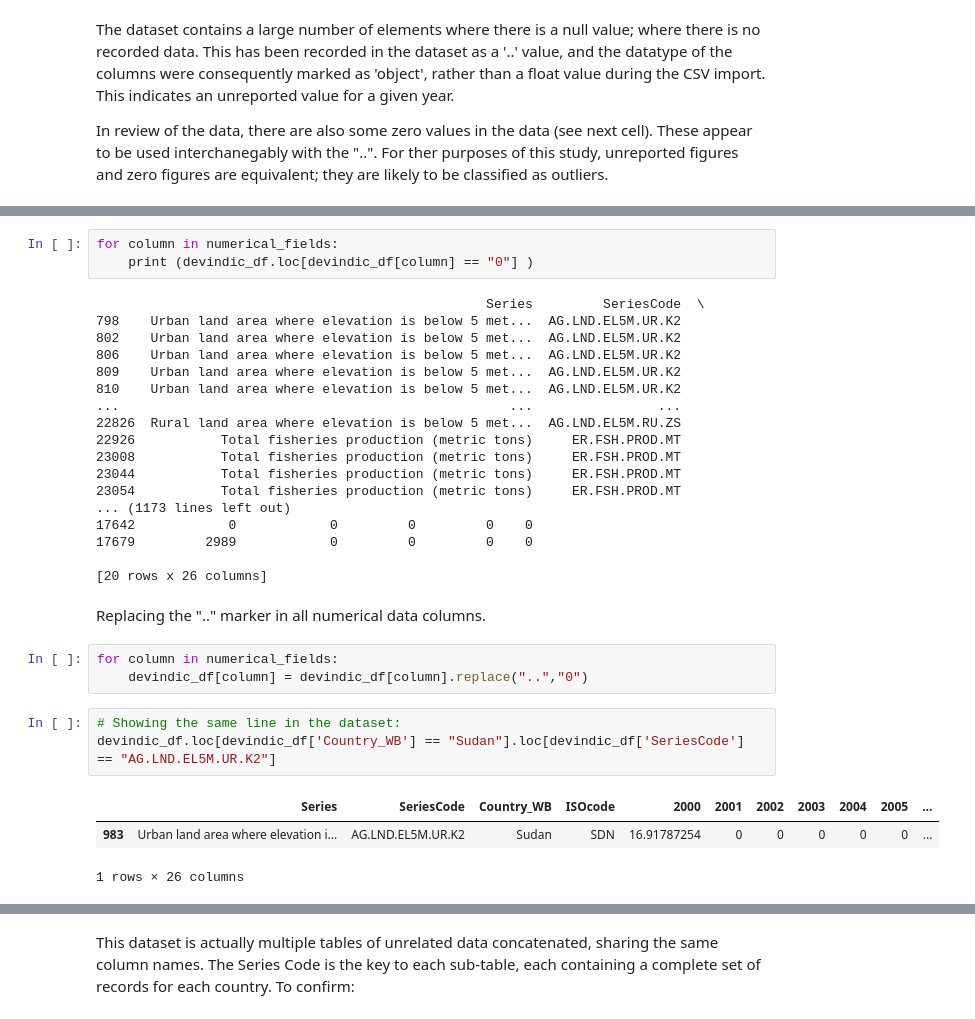
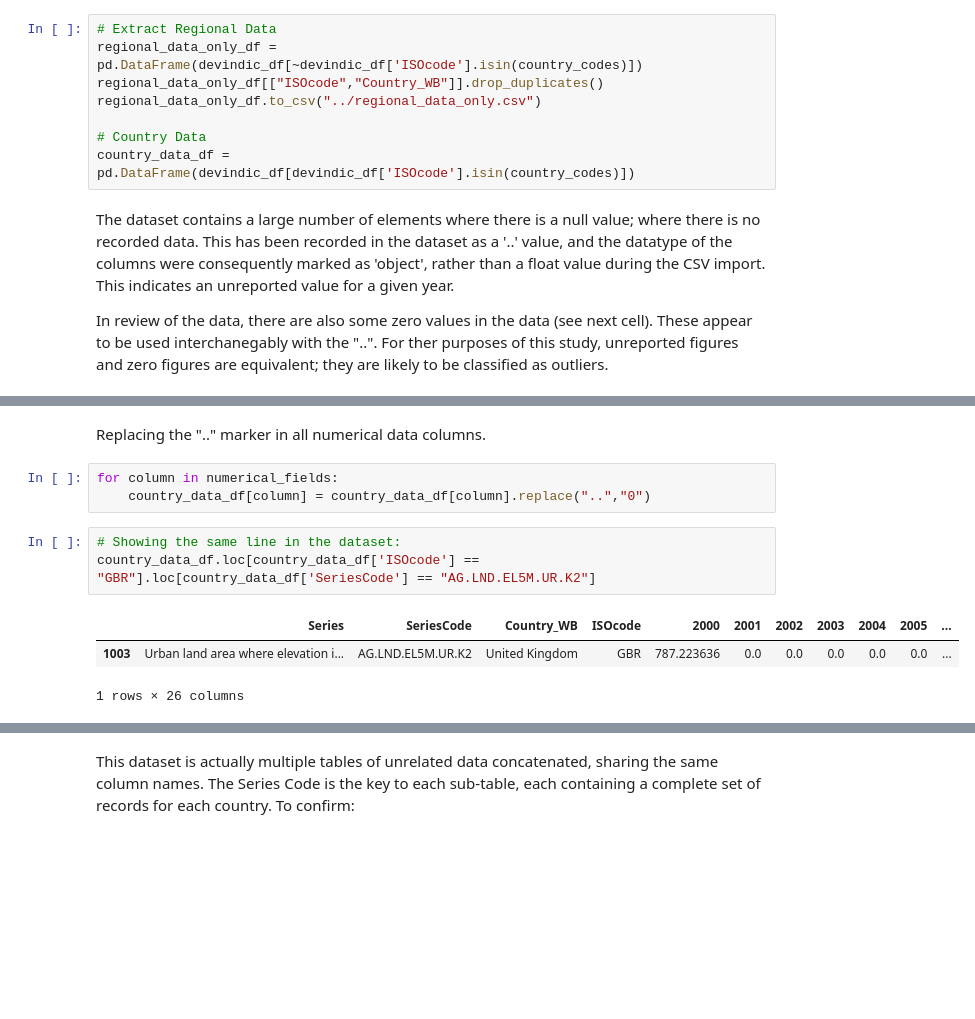
Before and after one commit to daemonchild/cardiffmet-dat4004-data-science-fundamentals, a Jupyter notebook: jupyter-notebook/WorldBankData.ipynb, the cells around one changed output, grey strips where cells are left out. Saved outputs shown, nothing was run; the diff lists cells and outputs as text; blank space fills up the shorter version.

```diff
--- a/jupyter-notebook/WorldBankData.ipynb
+++ b/jupyter-notebook/WorldBankData.ipynb
@@ -178,3 +190,11 @@ dtype: object
+# %%
+# Extract Regional Data
+regional_data_only_df = pd.DataFrame(devindic_df[~devindic_df['ISOcode'].isin(country_codes)])
+regional_data_only_df[["ISOcode","Country_WB"]].drop_duplicates()
+regional_data_only_df.to_csv("../regional_data_only.csv")
+
+# Country Data
+country_data_df = pd.DataFrame(devindic_df[devindic_df['ISOcode'].isin(country_codes)])
 # %% [markdown]
 The dataset contains a large number of elements where there is a null value; where there is no recorded data. This has been recorded in the dataset as a '..' value, and the datatype of the columns were consequently marked as 'object', rather than a float value during the CSV import. This indicates an unreported value for a given year.
 
@@ -188,34 +208,13 @@ devindic_df.loc[devindic_df['Country_WB'] == "Sudan"].loc[devindic_df['SeriesCod
 1 rows × 26 columns
-# %%
-for column in numerical_fields:
-    print (devindic_df.loc[devindic_df[column] == "0"] )
-# %% [output]
-                                                  Series         SeriesCode  \
-798    Urban land area where elevation is below 5 met...  AG.LND.EL5M.UR.K2
-802    Urban land area where elevation is below 5 met...  AG.LND.EL5M.UR.K2
-806    Urban land area where elevation is below 5 met...  AG.LND.EL5M.UR.K2
-809    Urban land area where elevation is below 5 met...  AG.LND.EL5M.UR.K2
-810    Urban land area where elevation is below 5 met...  AG.LND.EL5M.UR.K2
-...                                                  ...                ...
-22826  Rural land area where elevation is below 5 met...  AG.LND.EL5M.RU.ZS
-22926           Total fisheries production (metric tons)     ER.FSH.PROD.MT
-23008           Total fisheries production (metric tons)     ER.FSH.PROD.MT
-23044           Total fisheries production (metric tons)     ER.FSH.PROD.MT
-23054           Total fisheries production (metric tons)     ER.FSH.PROD.MT
-... (1173 lines left out)
-17642            0            0         0         0    0
-17679         2989            0         0         0    0
-
-[20 rows x 26 columns]
 # %% [markdown]
 Replacing the ".." marker in all numerical data columns.
 # %%
 for column in numerical_fields:
-    devindic_df[column] = devindic_df[column].replace("..","0")
+    country_data_df[column] = country_data_df[column].replace("..","0")
 # %%
 # Showing the same line in the dataset:
-devindic_df.loc[devindic_df['Country_WB'] == "Sudan"].loc[devindic_df['SeriesCode'] == "AG.LND.EL5M.UR.K2"]
+country_data_df.loc[country_data_df['ISOcode'] == "GBR"].loc[country_data_df['SeriesCode'] == "AG.LND.EL5M.UR.K2"]
 # %% [output]
 |  | Series | SeriesCode | Country_WB | ISOcode | 2000 | 2001 | 2002 | 2003 | 2004 | 2005 | ... |
-| 983 | Urban land area where elevation i... | AG.LND.EL5M.UR.K2 | Sudan | SDN | 16.91787254 | 0 | 0 | 0 | 0 | 0 | ... |
+| 1003 | Urban land area where elevation i... | AG.LND.EL5M.UR.K2 | United Kingdom | GBR | 787.223636 | 0.0 | 0.0 | 0.0 | 0.0 | 0.0 | ... |
 1 rows × 26 columns
```
Also changed, not shown: parts of 16 cells of this notebook, 3 other files.
